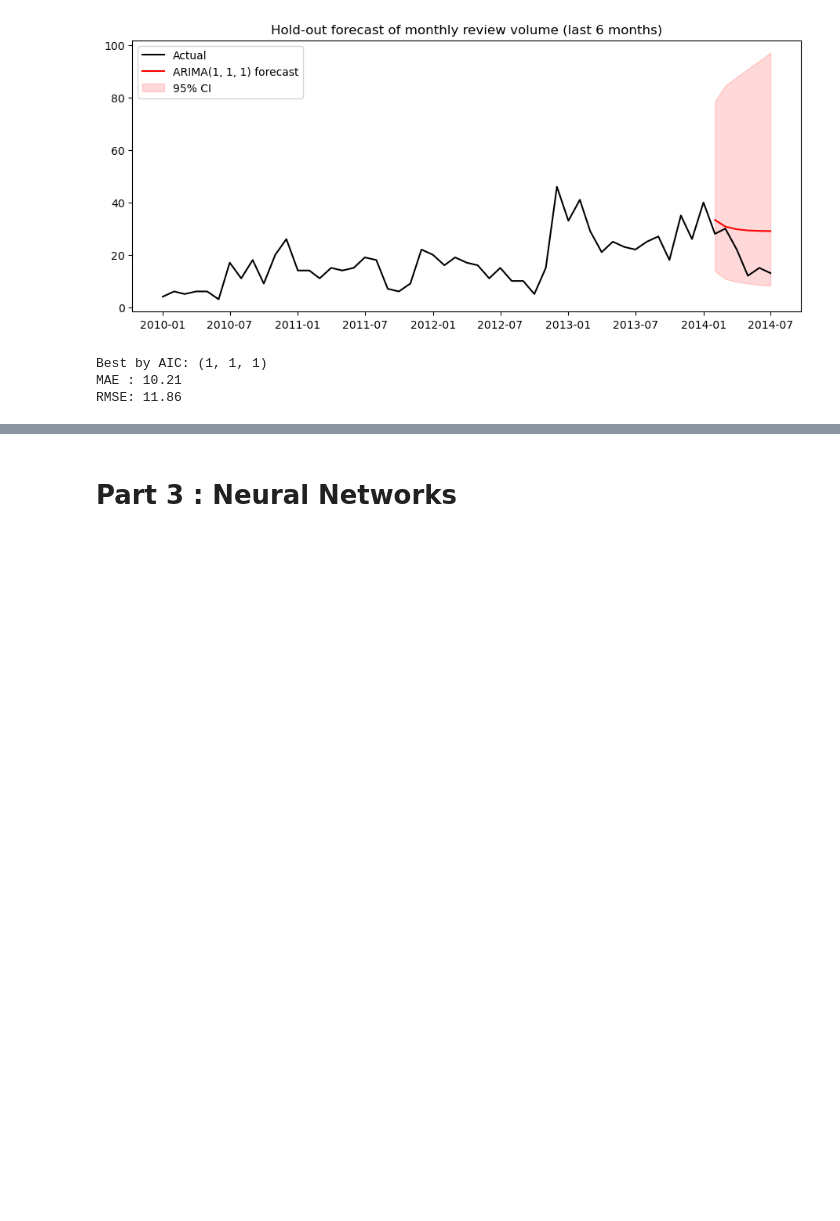
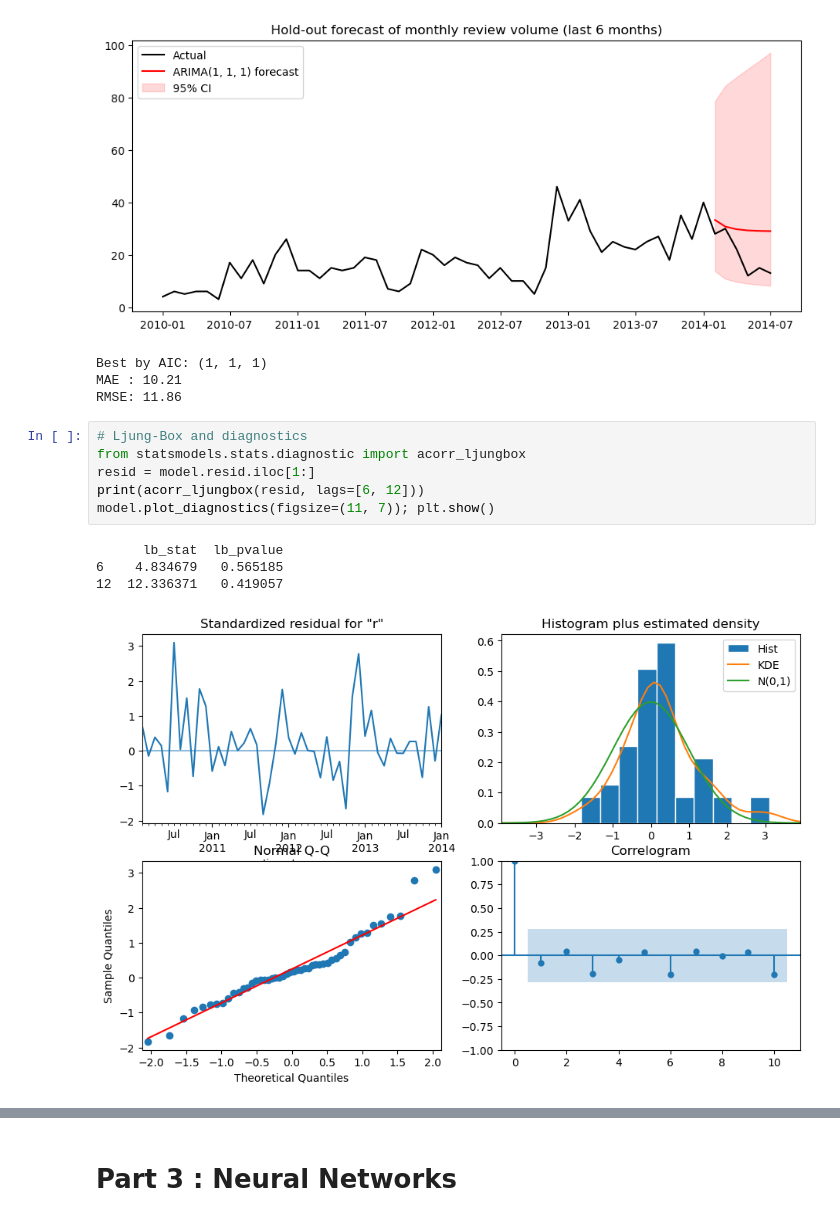
Before and after one commit to Gyrith/Amazon-reviews-NLP-Time-Series-Neural-Networks, a Jupyter notebook: C09_MO8.ipynb, the cells around one changed output, grey strips where cells are left out. Drawn from its saved outputs; the diff is of its cells as text; blank space fills up the shorter version.

```diff
--- a/C09_MO8.ipynb
+++ b/C09_MO8.ipynb
@@ -495,5 +551,16 @@ print("RMSE:", round(np.sqrt(mean_squared_error(count_d.iloc[-h:], pred)), 2))
 Best by AIC: (1, 1, 1)
 MAE : 10.21
 RMSE: 11.86
+# %%
+# Ljung-Box and diagnostics
+from statsmodels.stats.diagnostic import acorr_ljungbox
+resid = model.resid.iloc[1:]
+print(acorr_ljungbox(resid, lags=[6, 12]))
+model.plot_diagnostics(figsize=(11, 7)); plt.show()
+# %% [output]
+      lb_stat  lb_pvalue
+6    4.834679   0.565185
+12  12.336371   0.419057
+[figure, added]
 # %% [markdown]
 **Reflection (Part 2)**
```
Also changed, not shown: parts of 15 cells of this notebook.
